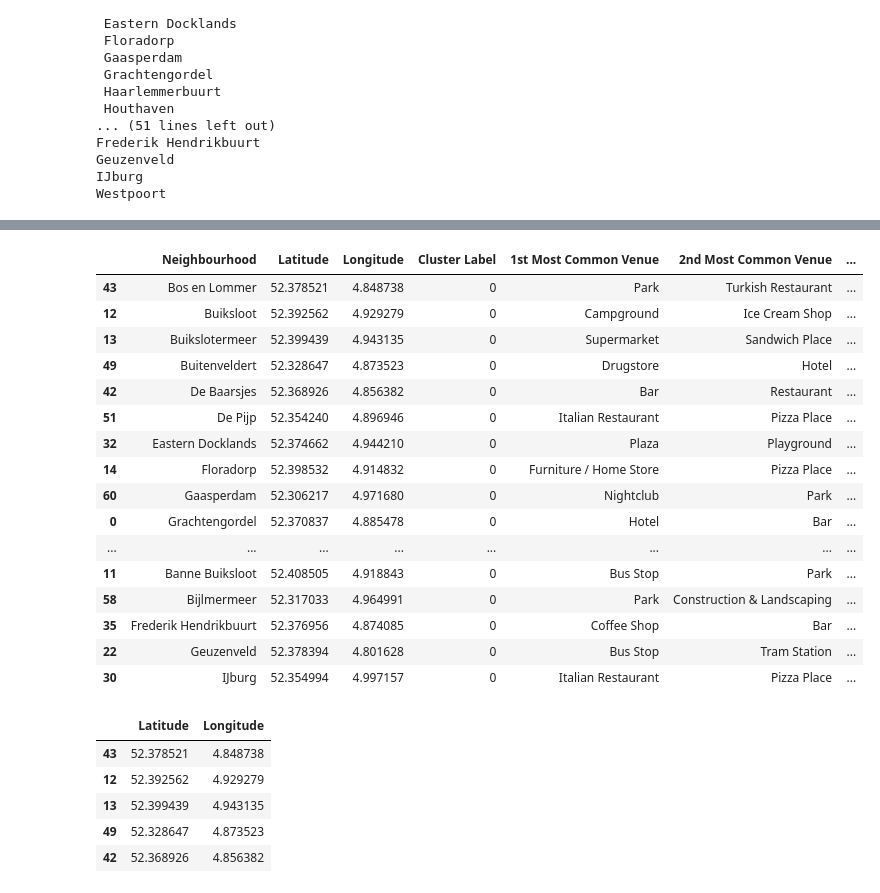
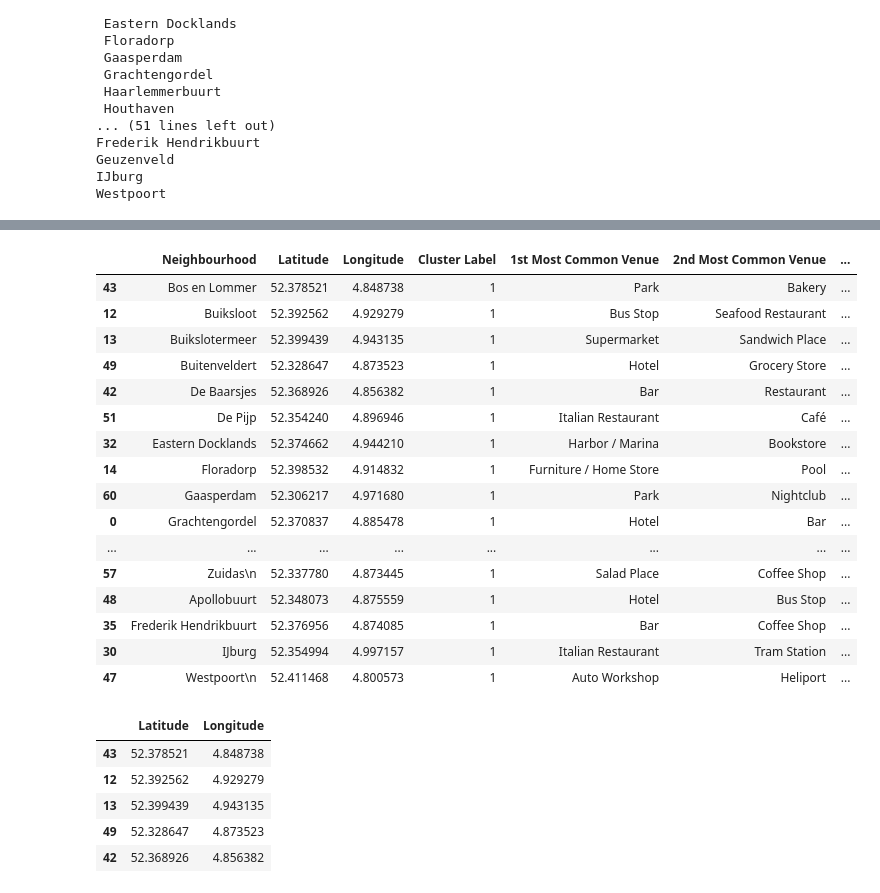
Before and after one commit to SLammertink/Coursera_Capstone, a Jupyter notebook: Russian Restaurant in Amsterdam , the Netherlands, week 2.ipynb, the cells around one changed output, grey strips where cells are left out. Cells and saved outputs as stored; diff of their text form; code cells hidden in the pictures.

```diff
--- a/Russian Restaurant in Amsterdam , the Netherlands, week 2.ipynb
+++ b/Russian Restaurant in Amsterdam , the Netherlands, week 2.ipynb
@@ -623,24 +625,24 @@ map_clusters
 [interactive output not drawn]
 # %%
 #ams_merged.head()
-ams_cluster_0 = ams_merged[ams_merged['Cluster Label'] == 0]
-ams_cluster_0
+ams_cluster_1 = ams_merged[ams_merged['Cluster Label'] == 1]
+ams_cluster_1
 # %% [output]
 |  | Neighbourhood | Latitude | Longitude | Cluster Label | 1st Most Common Venue | 2nd Most Common Venue | ... |
-| 43 | Bos en Lommer | 52.378521 | 4.848738 | 0 | Park | Turkish Restaurant | ... |
-| 12 | Buiksloot | 52.392562 | 4.929279 | 0 | Campground | Ice Cream Shop | ... |
-| 13 | Buikslotermeer | 52.399439 | 4.943135 | 0 | Supermarket | Sandwich Place | ... |
-| 49 | Buitenveldert | 52.328647 | 4.873523 | 0 | Drugstore | Hotel | ... |
-| 42 | De Baarsjes | 52.368926 | 4.856382 | 0 | Bar | Restaurant | ... |
-| 51 | De Pijp | 52.354240 | 4.896946 | 0 | Italian Restaurant | Pizza Place | ... |
-| 32 | Eastern Docklands | 52.374662 | 4.944210 | 0 | Plaza | Playground | ... |
-| 14 | Floradorp | 52.398532 | 4.914832 | 0 | Furniture / Home Store | Pizza Place | ... |
-| 60 | Gaasperdam | 52.306217 | 4.971680 | 0 | Nightclub | Park | ... |
-| 0 | Grachtengordel | 52.370837 | 4.885478 | 0 | Hotel | Bar | ... |
+| 43 | Bos en Lommer | 52.378521 | 4.848738 | 1 | Park | Bakery | ... |
+| 12 | Buiksloot | 52.392562 | 4.929279 | 1 | Bus Stop | Seafood Restaurant | ... |
+| 13 | Buikslotermeer | 52.399439 | 4.943135 | 1 | Supermarket | Sandwich Place | ... |
+| 49 | Buitenveldert | 52.328647 | 4.873523 | 1 | Hotel | Grocery Store | ... |
+| 42 | De Baarsjes | 52.368926 | 4.856382 | 1 | Bar | Restaurant | ... |
+| 51 | De Pijp | 52.354240 | 4.896946 | 1 | Italian Restaurant | Café | ... |
+| 32 | Eastern Docklands | 52.374662 | 4.944210 | 1 | Harbor / Marina | Bookstore | ... |
+| 14 | Floradorp | 52.398532 | 4.914832 | 1 | Furniture / Home Store | Pool | ... |
+| 60 | Gaasperdam | 52.306217 | 4.971680 | 1 | Park | Nightclub | ... |
+| 0 | Grachtengordel | 52.370837 | 4.885478 | 1 | Hotel | Bar | ... |
 | ... | ... | ... | ... | ... | ... | ... | ... |
-| 11 | Banne Buiksloot | 52.408505 | 4.918843 | 0 | Bus Stop | Park | ... |
-| 58 | Bijlmermeer | 52.317033 | 4.964991 | 0 | Park | Construction & Landscaping | ... |
-| 35 | Frederik Hendrikbuurt | 52.376956 | 4.874085 | 0 | Coffee Shop | Bar | ... |
-| 22 | Geuzenveld | 52.378394 | 4.801628 | 0 | Bus Stop | Tram Station | ... |
-| 30 | IJburg | 52.354994 | 4.997157 | 0 | Italian Restaurant | Pizza Place | ... |
+| 57 | Zuidas\n | 52.337780 | 4.873445 | 1 | Salad Place | Coffee Shop | ... |
+| 48 | Apollobuurt | 52.348073 | 4.875559 | 1 | Hotel | Bus Stop | ... |
+| 35 | Frederik Hendrikbuurt | 52.376956 | 4.874085 | 1 | Bar | Coffee Shop | ... |
+| 30 | IJburg | 52.354994 | 4.997157 | 1 | Italian Restaurant | Tram Station | ... |
+| 47 | Westpoort\n | 52.411468 | 4.800573 | 1 | Auto Workshop | Heliport | ... |
 # %%
```
Also changed, not shown: parts of 25 cells of this notebook.
